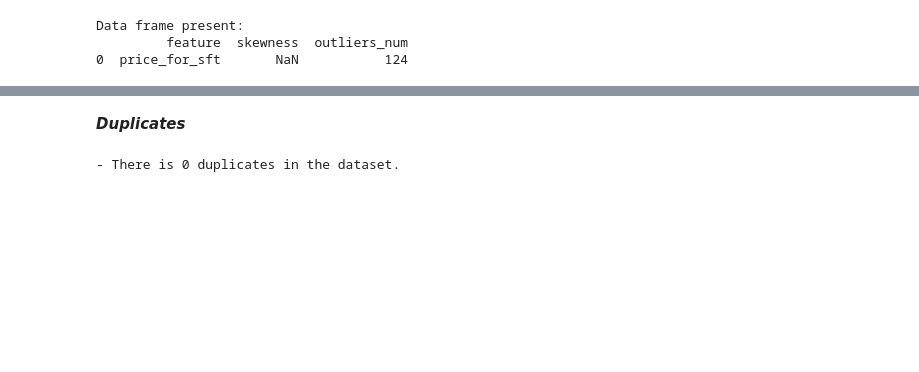
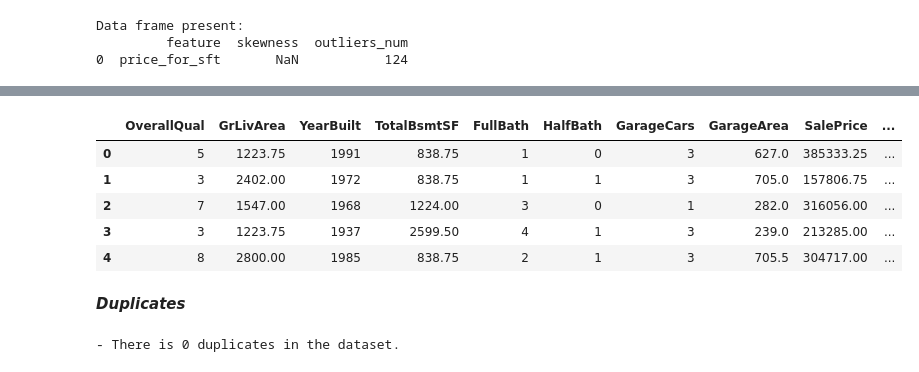
Before and after one commit to thisisakhil/House_price_pred, a Jupyter notebook: Code/Task 1_Preprocessing.ipynb, the cells around one changed output, grey strips where cells are left out. Drawn from its saved outputs; the diff is of its cells as text; code cells hidden in the pictures; blank space fills up the shorter version.

```diff
--- a/Code/Task 1_Preprocessing.ipynb
+++ b/Code/Task 1_Preprocessing.ipynb
@@ -231,2 +263,11 @@ Data frame present:
+# %%
+df.head()
+# %% [output]
+|  | OverallQual | GrLivArea | YearBuilt | TotalBsmtSF | FullBath | HalfBath | GarageCars | GarageArea | SalePrice | ... |
+| 0 | 5 | 1223.75 | 1991 | 838.75 | 1 | 0 | 3 | 627.0 | 385333.25 | ... |
+| 1 | 3 | 2402.00 | 1972 | 838.75 | 1 | 1 | 3 | 705.0 | 157806.75 | ... |
+| 2 | 7 | 1547.00 | 1968 | 1224.00 | 3 | 0 | 1 | 282.0 | 316056.00 | ... |
+| 3 | 3 | 1223.75 | 1937 | 2599.50 | 4 | 1 | 3 | 239.0 | 213285.00 | ... |
+| 4 | 8 | 2800.00 | 1985 | 838.75 | 2 | 1 | 3 | 705.5 | 304717.00 | ... |
 # %% [markdown]
 ***Duplicates***
```
Also changed, not shown: parts of 15 cells of this notebook, 8 other files.
